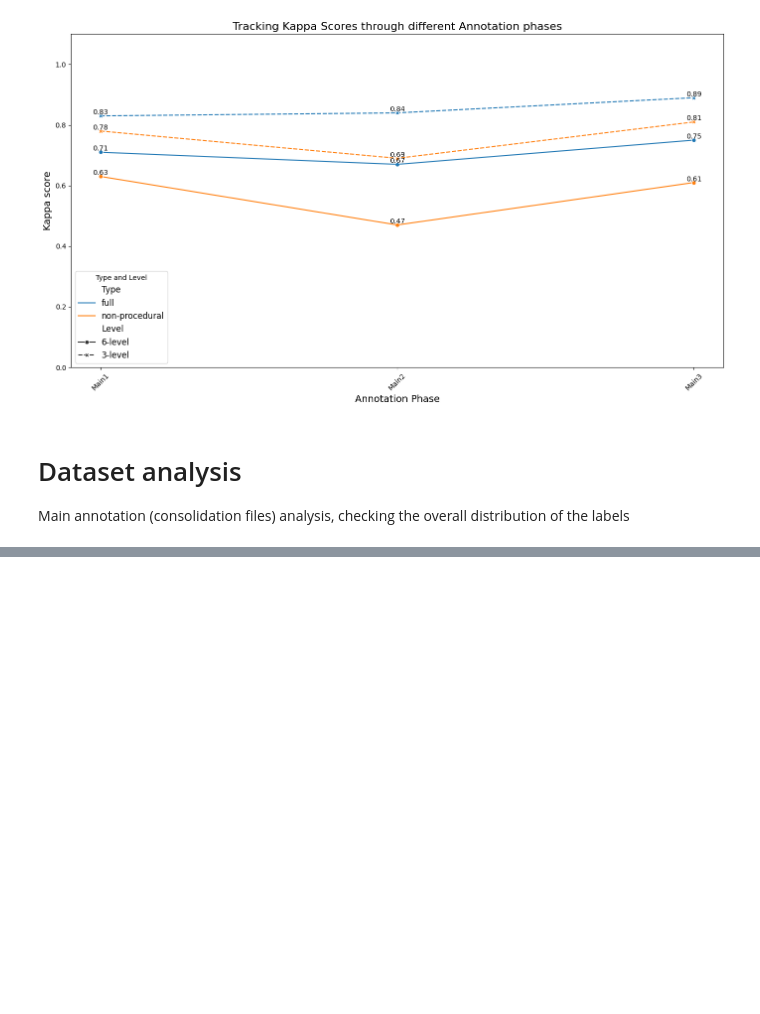
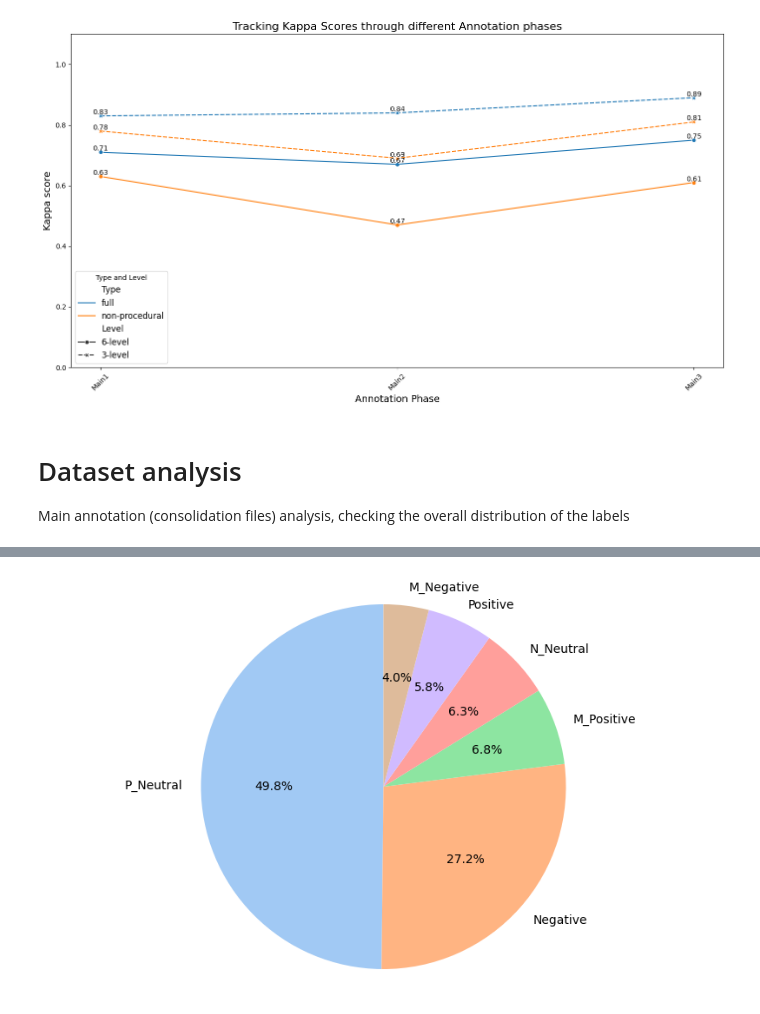
Before and after one commit to katjameden/ParlaMint_Sentiment, a Jupyter notebook: Annotation_Main/Main_Analysis.ipynb, the cells around one changed output, grey strips where cells are left out. Drawn from its saved outputs; the diff is of its cells as text; code cells hidden in the pictures; blank space fills up the shorter version.

```diff
--- a/Annotation_Main/Main_Analysis.ipynb
+++ b/Annotation_Main/Main_Analysis.ipynb
@@ -96,0 +107,8 @@ data
+# %%
+palette = sns.color_palette('pastel')
+plt.figure(figsize=(10,6))
+plt.pie(tags, labels=tags.index, colors=palette, autopct='%1.1f%%', startangle=90)
+plt.axis('equal')
+plt.show()
+# %% [output]
+[figure, added]
```
Also changed, not shown: parts of 8 cells of this notebook, 2 other files.
